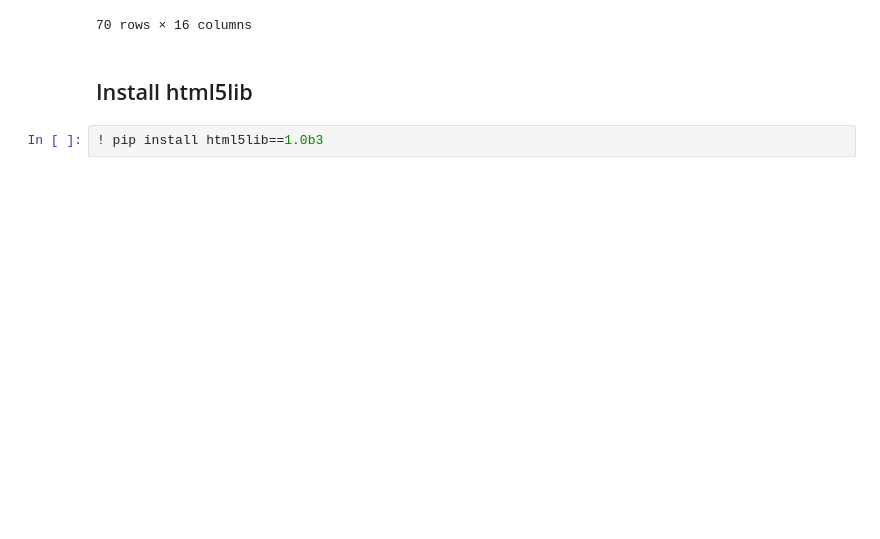
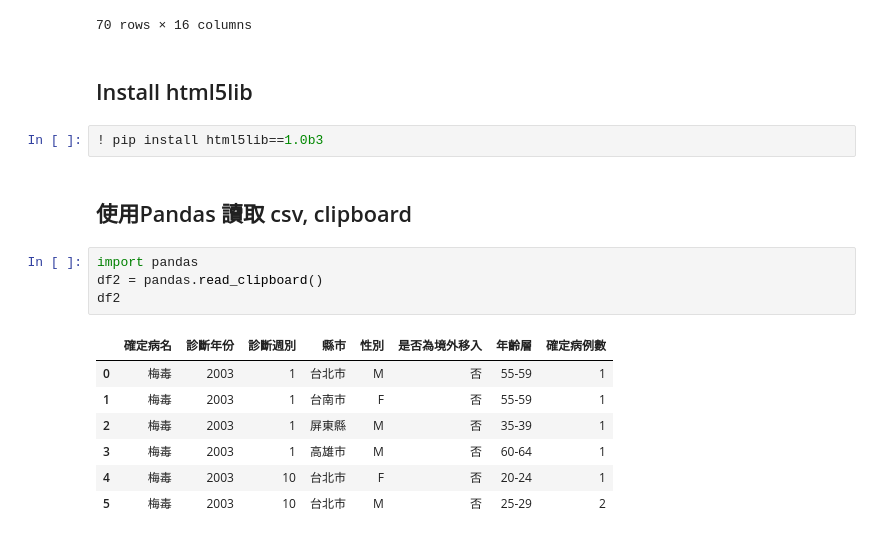
Before and after one commit to ywchiu/pyfinance, a Jupyter notebook: Demo20170416.ipynb, the cells around one changed output. Saved outputs shown, nothing was run; the diff lists cells and outputs as text; blank space fills up the shorter version.

```diff
--- a/Demo20170416.ipynb
+++ b/Demo20170416.ipynb
@@ -333,3 +333,17 @@ dfs[0]
 ## Install html5lib
 # %%
 ! pip install html5lib==1.0b3
+# %% [markdown]
+## 使用Pandas 讀取 csv, clipboard
+# %%
+import pandas
+df2 = pandas.read_clipboard()
+df2
+# %% [output]
+|  | 確定病名 | 診斷年份 | 診斷週別 | 縣市 | 性別 | 是否為境外移入 | 年齡層 | 確定病例數 |
+| 0 | 梅毒 | 2003 | 1 | 台北市 | M | 否 | 55-59 | 1 |
+| 1 | 梅毒 | 2003 | 1 | 台南市 | F | 否 | 55-59 | 1 |
+| 2 | 梅毒 | 2003 | 1 | 屏東縣 | M | 否 | 35-39 | 1 |
+| 3 | 梅毒 | 2003 | 1 | 高雄市 | M | 否 | 60-64 | 1 |
+| 4 | 梅毒 | 2003 | 10 | 台北市 | F | 否 | 20-24 | 1 |
+| 5 | 梅毒 | 2003 | 10 | 台北市 | M | 否 | 25-29 | 2 |
```
Also changed, not shown: parts of 15 cells of this notebook, 1 other file.
